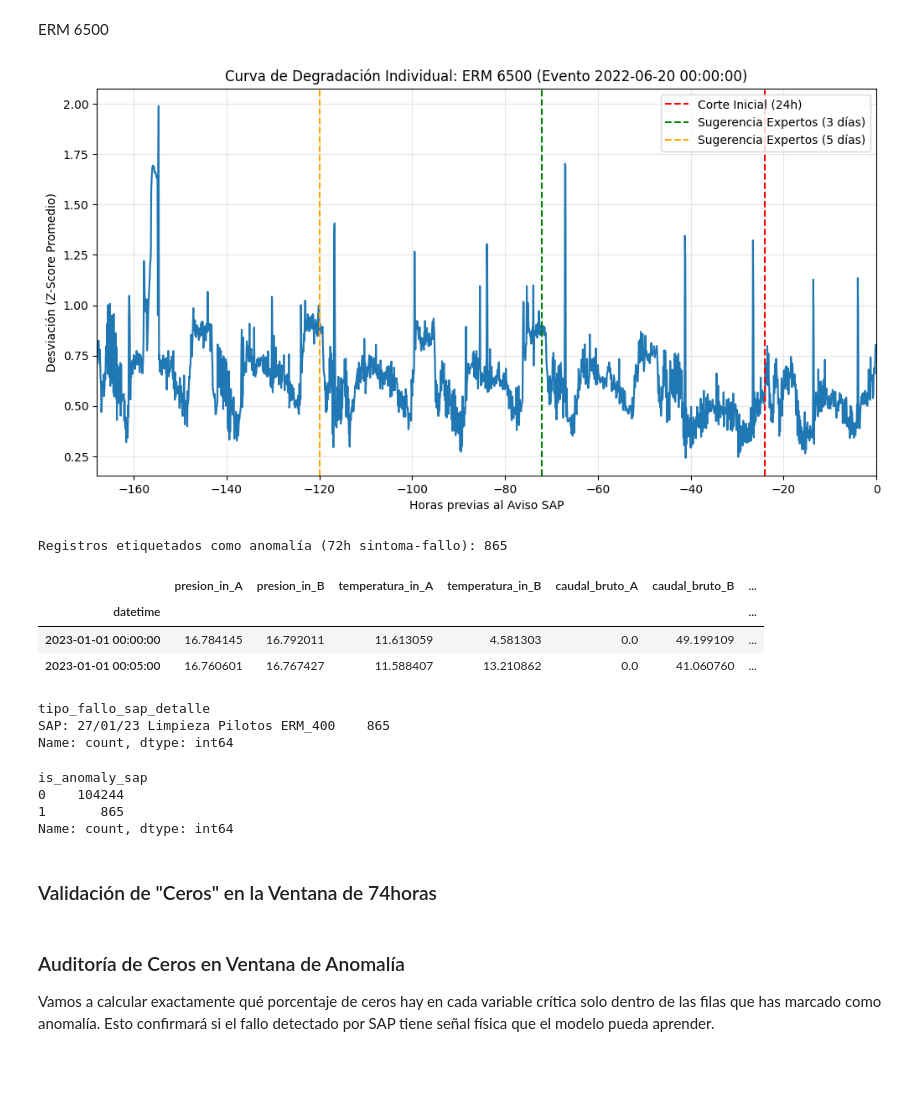
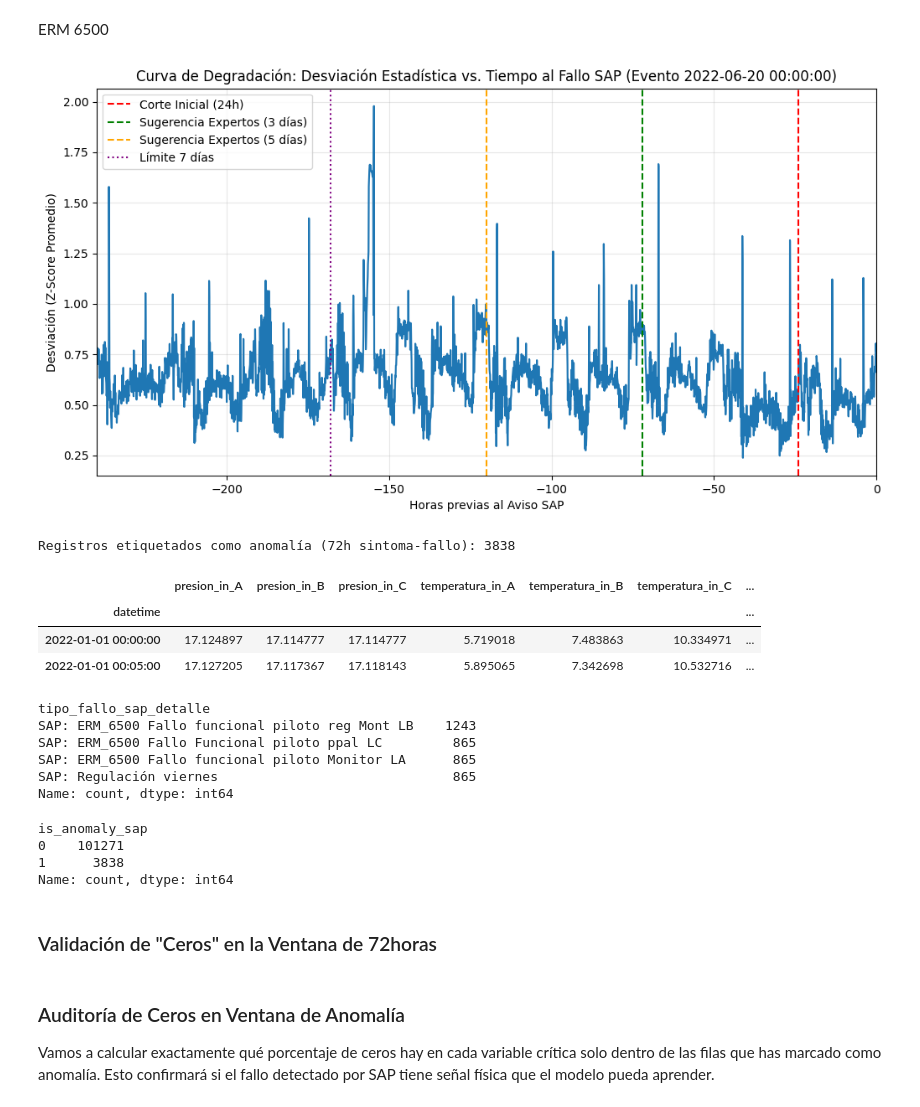
Before and after one commit to BryanInche/27.tfm_enagas_ia, a Jupyter notebook: notebooks/03_Etiquetado_y_Feature_Engineering.ipynb, the cells around one changed output. Saved outputs shown, nothing was run; the diff lists cells and outputs as text; code cells hidden in the pictures; blank space fills up the shorter version.

```diff
--- a/notebooks/03_Etiquetado_y_Feature_Engineering.ipynb
+++ b/notebooks/03_Etiquetado_y_Feature_Engineering.ipynb
@@ -291,7 +291,7 @@ df_sap_filtrado = df_sap[df_sap['datetime_fallo'] == fecha_interes].copy()
 # 2. Definición de la Población de Control (Operación Normal)
 df_control = df.copy()
 for fecha in df_sap['datetime_fallo']:
-    mask_cerca_fallo = (df_control.index >= fecha - pd.Timedelta(days=10)) & \
+    mask_cerca_fallo = (df_control.index >= fecha - pd.Timedelta(days=12)) & \
                        (df_control.index <= fecha + pd.Timedelta(days=1))
     df_control = df_control[~df_control.index.isin(df_control[mask_cerca_fallo].index)]
 
@@ -304,11 +304,11 @@ analisis_lote = []
 # Usamos el dataframe filtrado para que solo procese la fecha del 20 de junio
 for fecha_f in df_sap_filtrado['datetime_fallo']:
     # Extraemos 7 días antes del aviso SAP
-    inicio_ventana = fecha_f - pd.Timedelta(days=7)
+    inicio_ventana = fecha_f - pd.Timedelta(days=10)
     ventana_pre = df.loc[inicio_ventana:fecha_f, variables_analisis].copy()
 
     if ventana_pre.empty:
-        print(f"⚠️ No hay datos en SCADA para la ventana previa a {fecha_f}")
+        print(f"No hay datos en SCADA para la ventana previa a {fecha_f}")
         continue
 
     # Calculamos el Z-Score para cada variable
@@ -320,36 +320,37 @@ for fecha_f in df_sap_filtrado['datetime_fallo']:
     ventana_pre['desviacion_total'] = ventana_pre[z_cols].abs().mean(axis=1)
 
     # Tiempo relativo al fallo en horas
     ventana_pre['horas_respecto_fallo'] = (ventana_pre.index - fecha_f).total_seconds() / 3600
     analisis_lote.append(ventana_pre[['horas_respecto_fallo', 'desviacion_total']])
 
 # 4. Consolidación de resultados
 if analisis_lote:
     df_curva_degradacion = pd.concat(analisis_lote)
 
     # 5. Visualización de la Curva de Persistencia (Igual que ERM 400)
     plt.figure(figsize=(12, 6))
     sns.lineplot(data=df_curva_degradacion, x='horas_respecto_fallo', y='desviacion_total', errorbar=('ci', 95))
 
     # Marcas de referencia para la justificación
     plt.axvline(x=-24, color='red', linestyle='--', label='Corte Inicial (24h)')
     plt.axvline(x=-72, color='green', linestyle='--', label='Sugerencia Expertos (3 días)')
     plt.axvline(x=-120, color='orange', linestyle='--', label='Sugerencia Expertos (5 días)')
+    plt.axvline(x=-168, color='purple', linestyle=':', label='Límite 7 días')
 
-    plt.title(f"Curva de Degradación Individual: ERM 6500 (Evento {fecha_interes})")
+    plt.title(f"Curva de Degradación: Desviación Estadística vs. Tiempo al Fallo SAP (Evento {fecha_interes})")
     plt.xlabel("Horas previas al Aviso SAP")
     plt.ylabel("Desviación (Z-Score Promedio)")
     plt.legend()
     plt.grid(True, alpha=0.3)
 
     # Forzamos que el eje X muestre hasta los 7 días (-168 horas)
-    plt.xlim(-168, 0)
+    plt.xlim(-240, 0)
 
     plt.show()
 else:
     print("No se pudo generar el gráfico por falta de datos en la ventana seleccionada.")
 # %% [output]
-[figure, old version]
+[figure, new version]
 # %%
 # Inicializamos todo en 0
 df['is_anomaly_sap'] = 0
@@ -367,14 +368,14 @@ for fecha_exacta in df_sap['datetime_fallo']:
 
 print(f"Registros etiquetados como anomalía (72h sintoma-fallo): {df['is_anomaly_sap'].sum()}")
 # %% [output]
-Registros etiquetados como anomalía (72h sintoma-fallo): 865
+Registros etiquetados como anomalía (72h sintoma-fallo): 3838
 # %%
 df.head(2)
 # %% [output]
-|  | presion_in_A | presion_in_B | temperatura_in_A | temperatura_in_B | caudal_bruto_A | caudal_bruto_B | ... |
+|  | presion_in_A | presion_in_B | presion_in_C | temperatura_in_A | temperatura_in_B | temperatura_in_C | ... |
 | datetime |  |  |  |  |  |  | ... |
-| 2023-01-01 00:00:00 | 16.784145 | 16.792011 | 11.613059 | 4.581303 | 0.0 | 49.199109 | ... |
-| 2023-01-01 00:05:00 | 16.760601 | 16.767427 | 11.588407 | 13.210862 | 0.0 | 41.060760 | ... |
+| 2022-01-01 00:00:00 | 17.124897 | 17.114777 | 17.114777 | 5.719018 | 7.483863 | 10.334971 | ... |
+| 2022-01-01 00:05:00 | 17.127205 | 17.117367 | 17.118143 | 5.895065 | 7.342698 | 10.532716 | ... |
 # %%
 # 1. Inicializamos la columna
 df['tipo_fallo_sap_detalle'] = "Normal"
@@ -402,17 +403,20 @@ for _, row_sap in df_sap.iterrows():
 print(df[df['is_anomaly_sap'] == 1]['tipo_fallo_sap_detalle'].value_counts())
 # %% [output]
 tipo_fallo_sap_detalle
-SAP: 27/01/23 Limpieza Pilotos ERM_400    865
+SAP: ERM_6500 Fallo funcional piloto reg Mont LB    1243
+SAP: ERM_6500 Fallo Funcional piloto ppal LC         865
+SAP: ERM_6500 Fallo funcional piloto Monitor LA      865
+SAP: Regulación viernes                              865
 Name: count, dtype: int64
 # %%
 df["is_anomaly_sap"].value_counts()
 # %% [output]
 is_anomaly_sap
-0    104244
-1       865
+0    101271
+1      3838
 Name: count, dtype: int64
 # %% [markdown]
-### Validación de "Ceros" en la Ventana de 74horas
+### Validación de "Ceros" en la Ventana de 72horas
 # %% [markdown]
 ### Auditoría de Ceros en Ventana de Anomalía
 Vamos a calcular exactamente qué porcentaje de ceros hay en cada variable crítica solo dentro de las filas que has marcado como anomalía. Esto confirmará si el fallo detectado por SAP tiene señal física que el modelo pueda aprender.
```
Also changed, not shown: parts of 3 cells of this notebook.
